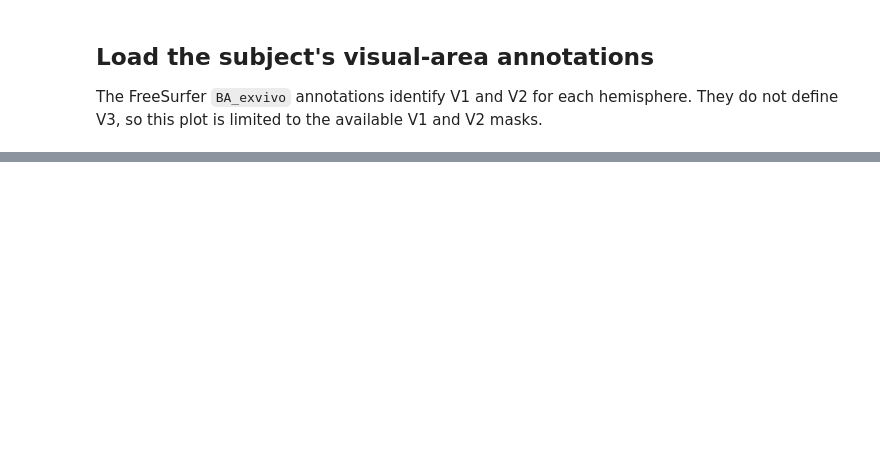
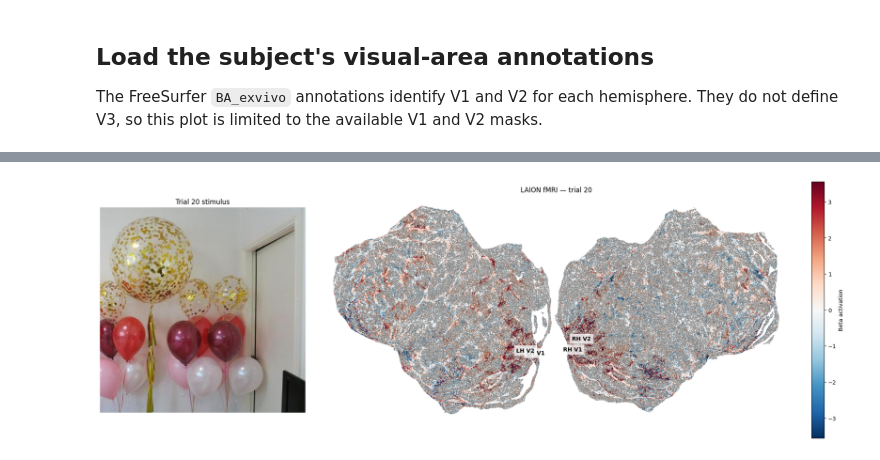
Before and after one commit to selampos/pycortex, a Jupyter notebook: laion_practice_telegram_cleaned_3.ipynb, the cells around one changed output, grey strips where cells are left out. Drawn from its saved outputs; the diff is of its cells as text; code cells hidden in the pictures; blank space fills up the shorter version.

Commit message:
Add Trail-number to both to the plot

```diff
--- a/laion_practice_telegram_cleaned_3.ipynb
+++ b/laion_practice_telegram_cleaned_3.ipynb
@@ -27,7 +27,8 @@ sub = load_subject("sub-01")
 betas = sub.get_betas(session="ses-01", streaming=True)
 trials = sub.get_trial_info(session="ses-01")
 coords = sub.get_voxel_coordinates(mask_source="anatomical")
-trial = np.asarray(betas[0])
+trial_number = 20
+trial = np.asarray(betas[trial_number])
 
 assert coords.shape[0] == trial.shape[0], "Voxel coordinates and trial betas must align."
 print(f"Trial 0 beta values: {trial.shape[0]:,} voxels")
@@ -39,7 +42,7 @@ Use the trial's image label to find its entry in the stimulus metadata and HDF5
 data_dir = Path(sub.get_freesurfer_dir()).parents[2]
 stimuli_dir = data_dir / "stimuli"
 metadata = pd.read_csv(stimuli_dir / "task-images_metadata.csv")
-trial_label = trials.iloc[0]["label"]
+trial_label = trials.iloc[trial_number]["label"]
 image_index = metadata.index[metadata["image_name"] == trial_label][0]
 
 with h5py.File(stimuli_dir / "task-images_stimuli.h5", "r") as f:
@@ -192,38 +201,40 @@ fig, (ax_stim, ax) = plt.subplots(
 
 # Trial stimulus.
 ax_stim.imshow(stimulus)
-ax_stim.set_title(f"Trial 0 stimulus\n{trial_label}")
+ax_stim.set_title(f"Trial {trial_number} stimulus")
 ax_stim.axis("off")
 
 # Full flatmap beta plot.
 plot = ax.tripcolor(
     lh_tri, lh_flat_values, shading="gouraud",
     cmap="RdBu_r", vmin=-vmax, vmax=vmax,
 )
 ax.tripcolor(
     rh_tri, rh_flat_values, shading="gouraud",
     cmap="RdBu_r", vmin=-vmax, vmax=vmax,
 )
 
 # Label V1 and V2 at the center of each available annotated region.
 for hemi, xy, patch_idx, roi_masks in (
     ("LH", lh_plot, lh_patch_idx, lh_rois),
     ("RH", rh_plot, rh_patch_idx, rh_rois),
 ):
     for roi in ("V1", "V2"):
         local_roi = roi_masks[roi][patch_idx]
         if np.any(local_roi):
             center = xy[local_roi].mean(axis=0)
             ax.text(*center, f"{hemi} {roi}", ha="center", va="center",
                     color="black", fontsize=10, weight="bold",
                     bbox={"facecolor": "white", "alpha": 0.75, "edgecolor": "none"})
 
 ax.set_aspect("equal")
 ax.axis("off")
-ax.set_title("LAION fMRI — trial 0")
+ax.set_title("LAION fMRI — trial " + str(trial_number))
 fig.colorbar(plot, ax=ax, fraction=0.025, pad=0.02, label="Beta activation")
 plt.tight_layout()
 plt.show()
+# %% [output]
+[figure, added]
 # %%
 # Align the hemispheres along the midline with a small gap.
 lh_plot = lh_flat_xy.copy()
```
Also changed, not shown: parts of 4 cells of this notebook.
